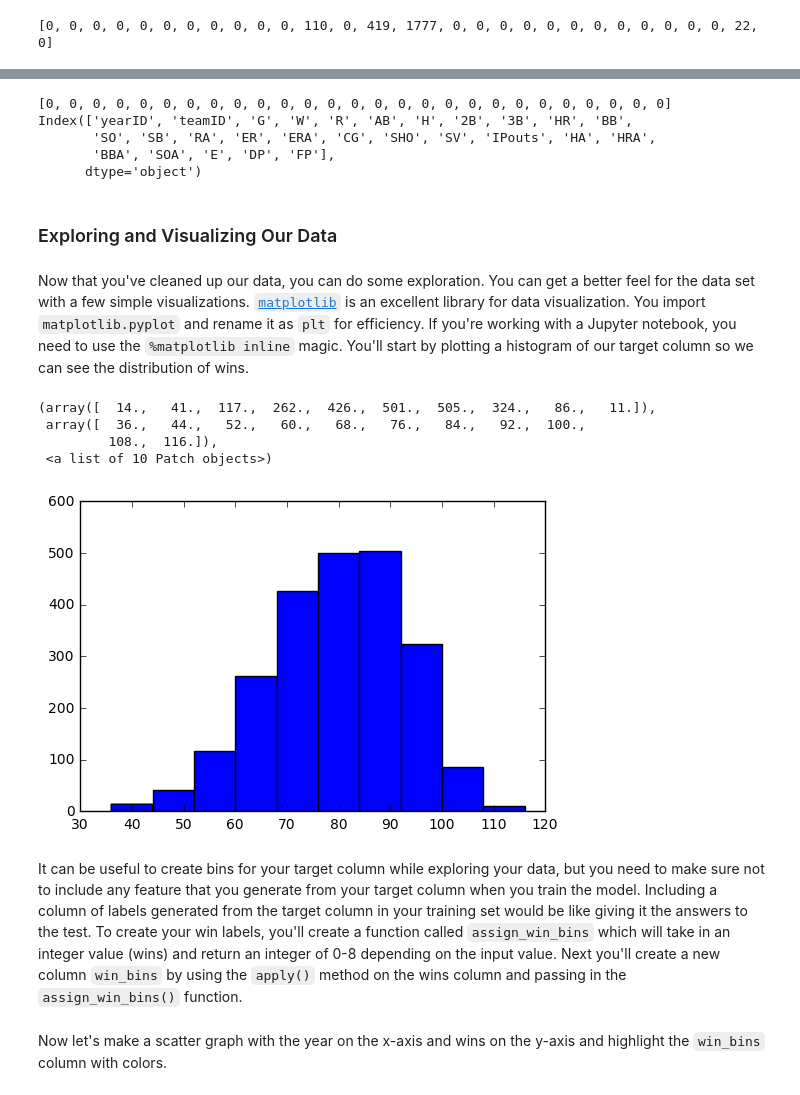
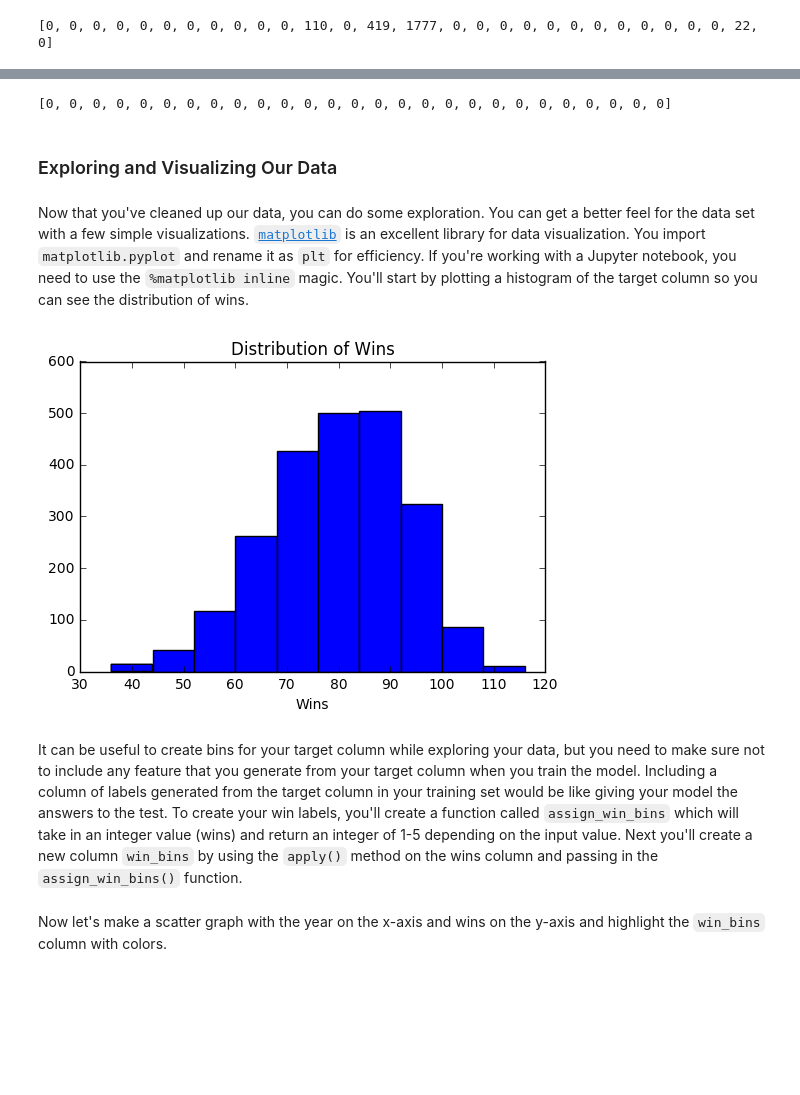
Before and after one commit to Sharp-Data/Scikit-Learn-Tutorial, a Jupyter notebook: Part-I-Predicting-MLB-Wins.ipynb, the cells around one changed output, grey strips where cells are left out. Cells and saved outputs as stored; diff of their text form; code cells hidden in the pictures; blank space fills up the shorter version.

```diff
--- a/Part-I-Predicting-MLB-Wins.ipynb
+++ b/Part-I-Predicting-MLB-Wins.ipynb
@@ -143,33 +143,27 @@ And here's where you'll see a trade-off: you don't have too many null values, bu
 # %%
 # Filling null values
 df["SO"] = df["SO"].fillna(df["SO"].median())
-df["DP"] = df["DP"].fillna(df["SO"].median())
+df["DP"] = df["DP"].fillna(df["DP"].median())
 print(df.isnull().sum(axis=0).tolist())
-print(df.columns)
 # %% [output]
 [0, 0, 0, 0, 0, 0, 0, 0, 0, 0, 0, 0, 0, 0, 0, 0, 0, 0, 0, 0, 0, 0, 0, 0, 0, 0, 0]
-Index(['yearID', 'teamID', 'G', 'W', 'R', 'AB', 'H', '2B', '3B', 'HR', 'BB',
-       'SO', 'SB', 'RA', 'ER', 'ERA', 'CG', 'SHO', 'SV', 'IPouts', 'HA', 'HRA',
-       'BBA', 'SOA', 'E', 'DP', 'FP'],
-      dtype='object')
 # %% [markdown]
 ### Exploring and Visualizing Our Data
 # %% [markdown]
-Now that you've cleaned up our data, you can do some exploration. You can get a better feel for the data set with a few simple visualizations.  [`matplotlib`](http://matplotlib.org/) is an excellent library for data visualization. You import `matplotlib.pyplot` and rename it as `plt` for efficiency. If you're working with a Jupyter notebook, you need to use the  `%matplotlib inline` magic.  You'll start by plotting a histogram of our target column so we can see the distribution of wins.
+Now that you've cleaned up our data, you can do some exploration. You can get a better feel for the data set with a few simple visualizations.  [`matplotlib`](http://matplotlib.org/) is an excellent library for data visualization. You import `matplotlib.pyplot` and rename it as `plt` for efficiency. If you're working with a Jupyter notebook, you need to use the  `%matplotlib inline` magic.  You'll start by plotting a histogram of the target column so you can see the distribution of wins.
 # %%
 # Plotting distribution of wins
 import matplotlib.pyplot as plt
 %matplotlib inline
 plt.hist(df["W"])
+plt.xlabel('Wins')
+plt.title('Distribution of Wins')
+plt.show()
 # %% [output]
-(array([  14.,   41.,  117.,  262.,  426.,  501.,  505.,  324.,   86.,   11.]),
- array([  36.,   44.,   52.,   60.,   68.,   76.,   84.,   92.,  100.,
-         108.,  116.]),
- <a list of 10 Patch objects>)
-[figure, old version]
+[figure, new version]
 # %% [markdown]
-It can be useful to create bins for your target column while exploring your data, but you need to make sure not to include any feature that you generate from your target column when you train the model.  Including a column of labels generated from the target column in your training set would be like giving it the answers to the test.
-To create your win labels, you'll create a function called `assign_win_bins` which will take in an integer value (wins) and return an integer of 0-8 depending on the input value. Next you'll create a new column `win_bins` by using the `apply()` method on the wins column and passing in the `assign_win_bins()` function.
+It can be useful to create bins for your target column while exploring your data, but you need to make sure not to include any feature that you generate from your target column when you train the model.  Including a column of labels generated from the target column in your training set would be like giving your model the answers to the test.
+To create your win labels, you'll create a function called `assign_win_bins` which will take in an integer value (wins) and return an integer of 1-5 depending on the input value. Next you'll create a new column `win_bins` by using the `apply()` method on the wins column and passing in the `assign_win_bins()` function.
 # %%
 # Creating bins for the win column
 def assign_win_bins(W):
```
Also changed, not shown: parts of 20 cells of this notebook.
